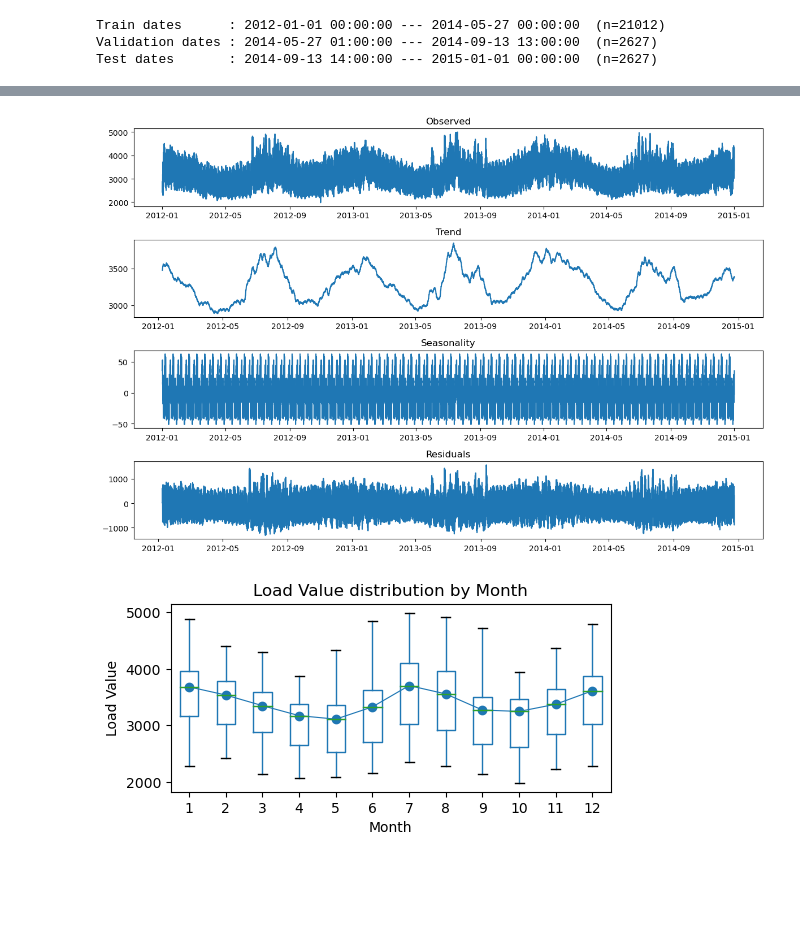
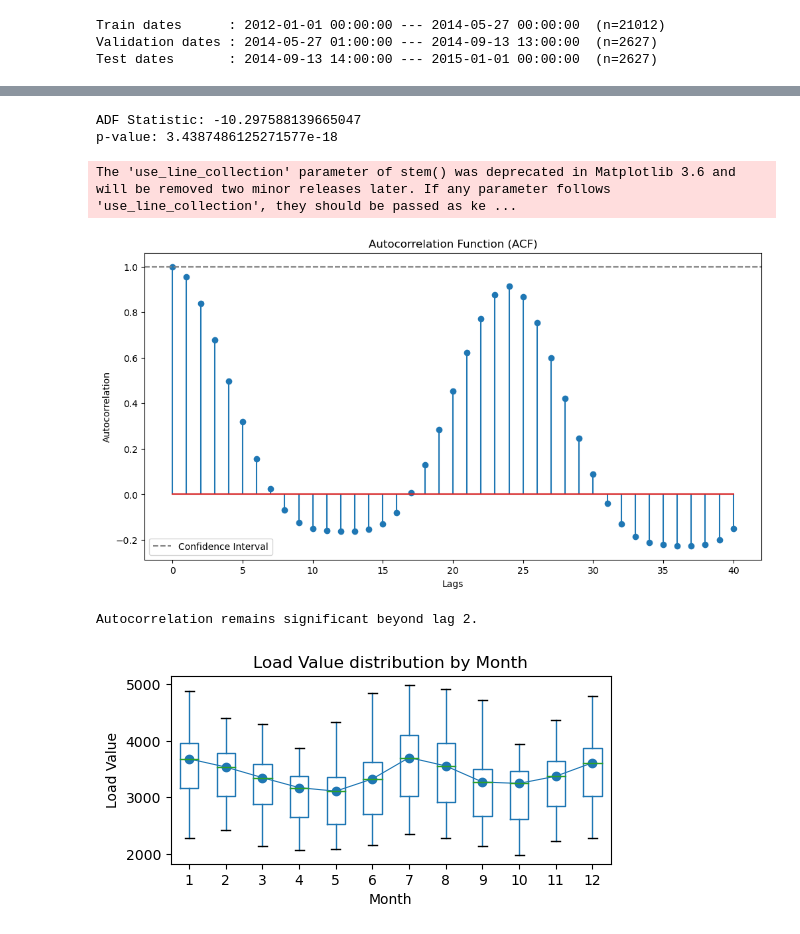
Before and after one commit to valerio1221/Minnd, a Jupyter notebook: t2.ipynb, the cells around one changed output, grey strips where cells are left out. Cells and saved outputs as stored; diff of their text form; code cells hidden in the pictures; blank space fills up the shorter version.

```diff
--- a/t2.ipynb
+++ b/t2.ipynb
@@ -313,3 +345,47 @@ Test dates       : 2014-09-13 14:00:00 --- 2015-01-01 00:00:00  (n=2627)
+# %%
+#test for stationarity
+from statsmodels.tsa.stattools import adfuller
+
+ADF_result = adfuller(df['Load Value'])
+
+print(f'ADF Statistic: {ADF_result[0]}')
+print(f'p-value: {ADF_result[1]}')
+
+# Our time series is stationary
+# %% [output]
+ADF Statistic: -10.297588139665047
+p-value: 3.4387486125271577e-18
+# %%
+# Calculate autocorrelation and confidence intervals
+acf_result, conf_int = sm.tsa.acf(df['Load Value'], nlags=40, alpha=0.05)
+
+# Plot autocorrelation
+plt.figure(figsize=(12, 6))
+plt.stem(acf_result, use_line_collection=True)
+plt.axhline(conf_int[0, 0], linestyle='--', color='gray', label='Confidence Interval')
+plt.axhline(conf_int[0, 1], linestyle='--', color='gray')
+plt.title('Autocorrelation Function (ACF)')
+plt.xlabel('Lags')
+plt.ylabel('Autocorrelation')
+plt.legend()
+plt.show()
+# We have an autocorrelation
+
+# Check if autocorrelation becomes non-significant after lag q
+q = 2
+significant_autocorrelation = (acf_result[:q] > conf_int[:q, 0]) & (acf_result[:q] < conf_int[:q, 1])
+abrupt_non_significant = all(~significant_autocorrelation)
+
+if abrupt_non_significant:
+    print(f"Autocorrelation becomes non-significant after lag {q}.")
+else:
+    print(f"Autocorrelation remains significant beyond lag {q}.")
+
+# The coeficients remains sifnificant beyond lag 2.
+# %% [output]
+The 'use_line_collection' parameter of stem() was deprecated in Matplotlib 3.6 and will be removed two minor releases later. If any parameter follows 'use_line_collection', they should be passed as ke ...
+[figure, added]
+Autocorrelation remains significant beyond lag 2.
 # %%
 # Interactive plot of time series
 fig = go.Figure()
@@ -334,38 +410,6 @@ fig.update_layout(
 )
 #fig.update_xaxes(rangeslider_visible=True)
 fig.show()
-# %%
-# Lets check some components of our Time Series
-# Perform time series decomposition
-result = sm.tsa.seasonal_decompose(df['Load Value'], model='additive', period=365)
-
-# Plot the decomposed components
-plt.figure(figsize=(12, 8))
-
-# First the Observed plot
-plt.subplot(4, 1, 1)
-plt.plot(result.observed)
-plt.title('Observed')
-
-# The Trend plot
-plt.subplot(4, 1, 2)
-plt.plot(result.trend)
-plt.title('Trend')
-
-# The Seasonality plot
-plt.subplot(4, 1, 3)
-plt.plot(result.seasonal)
-plt.title('Seasonality')
-
-# The Residuals plot
-plt.subplot(4, 1, 4)
-plt.plot(result.resid)
-plt.title('Residuals')
-
-plt.tight_layout()
-plt.show()
-# %% [output]
-[figure, removed]
 # %%
 # Demand distribution by Month
 fig, ax = plt.subplots(figsize=(5.5, 2.5))
```
Also changed, not shown: parts of 5 cells of this notebook.
